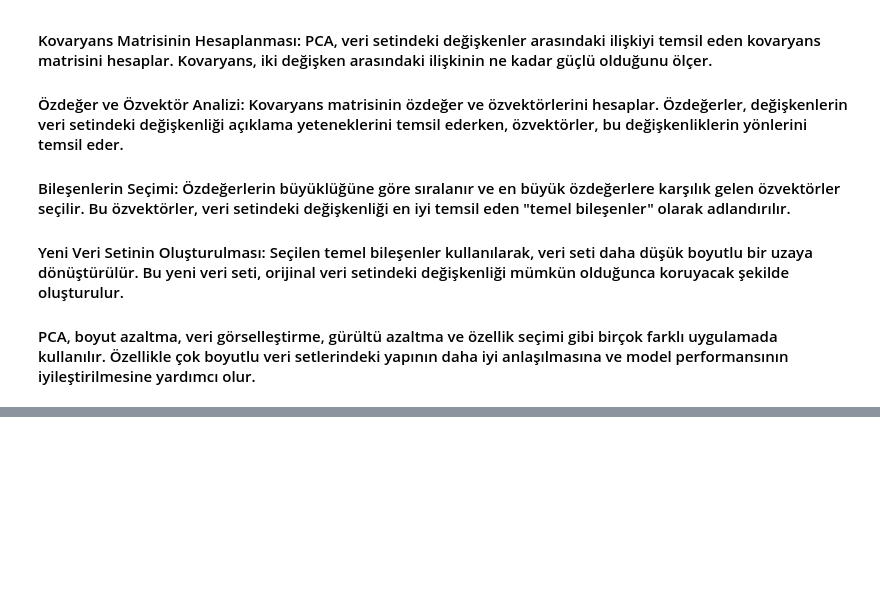
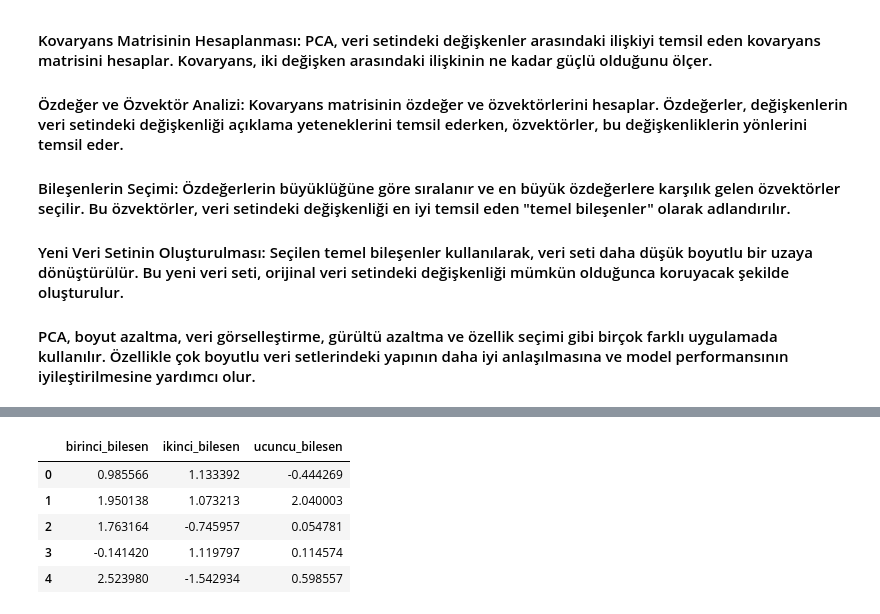
Before and after one commit to ibkya/Unsupervised-Learning-Techniques--K-Means--Hierarchical-Clustering--and-Principal-Component-Analysis, a Jupyter notebook: Unsupervised_Models_Using.ipynb, the cells around one changed output, grey strips where cells are left out. Saved outputs shown, nothing was run; the diff lists cells and outputs as text; code cells hidden in the pictures; blank space fills up the shorter version.

```diff
--- a/Unsupervised_Models_Using.ipynb
+++ b/Unsupervised_Models_Using.ipynb
@@ -567,0 +596,16 @@ df.head()
+# %%
+from sklearn.decomposition import PCA
+pca = PCA(n_components = 3)
+pca_fit = pca.fit_transform(df)
+# %%
+bilesen_df = pd.DataFrame(data = pca_fit,
+                          columns = ["birinci_bilesen","ikinci_bilesen","ucuncu_bilesen"])
+# %%
+bilesen_df.head()
+# %% [output]
+|  | birinci_bilesen | ikinci_bilesen | ucuncu_bilesen |
+| 0 | 0.985566 | 1.133392 | -0.444269 |
+| 1 | 1.950138 | 1.073213 | 2.040003 |
+| 2 | 1.763164 | -0.745957 | 0.054781 |
+| 3 | -0.141420 | 1.119797 | 0.114574 |
+| 4 | 2.523980 | -1.542934 | 0.598557 |
```
Also changed, not shown: parts of 10 cells of this notebook.
